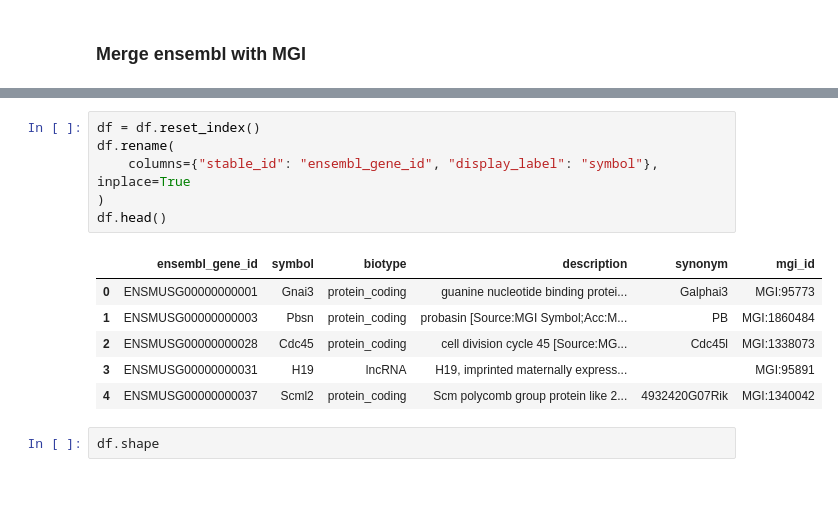
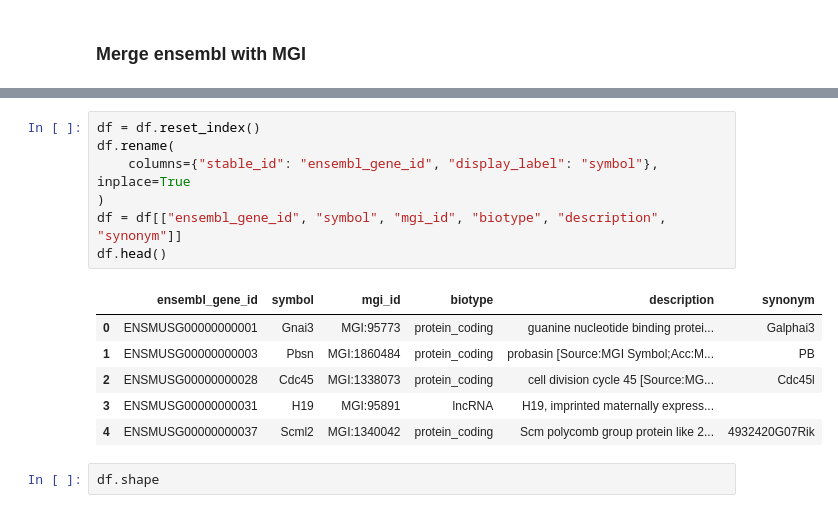
Before and after one commit to laminlabs/bionty-assets, a Jupyter notebook: docs/ingest/gene-ensembl-release-109.ipynb, the cells around one changed output, grey strips where cells are left out. Saved outputs shown, nothing was run; the diff lists cells and outputs as text.

```diff
--- a/docs/ingest/gene-ensembl-release-109.ipynb
+++ b/docs/ingest/gene-ensembl-release-109.ipynb
@@ -325,16 +337,17 @@ df[df.index.duplicated()]
 # %%
 df = df.reset_index()
 df.rename(
     columns={"stable_id": "ensembl_gene_id", "display_label": "symbol"}, inplace=True
 )
+df = df[["ensembl_gene_id", "symbol", "mgi_id", "biotype", "description", "synonym"]]
 df.head()
 # %% [output]
-|  | ensembl_gene_id | symbol | biotype | description | synonym | mgi_id |
-| 0 | ENSMUSG00000000001 | Gnai3 | protein_coding | guanine nucleotide binding protei... | Galphai3 | MGI:95773 |
-| 1 | ENSMUSG00000000003 | Pbsn | protein_coding | probasin [Source:MGI Symbol;Acc:M... | PB | MGI:1860484 |
-| 2 | ENSMUSG00000000028 | Cdc45 | protein_coding | cell division cycle 45 [Source:MG... | Cdc45l | MGI:1338073 |
-| 3 | ENSMUSG00000000031 | H19 | lncRNA | H19, imprinted maternally express... |  | MGI:95891 |
-| 4 | ENSMUSG00000000037 | Scml2 | protein_coding | Scm polycomb group protein like 2... | 4932420G07Rik | MGI:1340042 |
+|  | ensembl_gene_id | symbol | mgi_id | biotype | description | synonym |
+| 0 | ENSMUSG00000000001 | Gnai3 | MGI:95773 | protein_coding | guanine nucleotide binding protei... | Galphai3 |
+| 1 | ENSMUSG00000000003 | Pbsn | MGI:1860484 | protein_coding | probasin [Source:MGI Symbol;Acc:M... | PB |
+| 2 | ENSMUSG00000000028 | Cdc45 | MGI:1338073 | protein_coding | cell division cycle 45 [Source:MG... | Cdc45l |
+| 3 | ENSMUSG00000000031 | H19 | MGI:95891 | lncRNA | H19, imprinted maternally express... |  |
+| 4 | ENSMUSG00000000037 | Scml2 | MGI:1340042 | protein_coding | Scm polycomb group protein like 2... | 4932420G07Rik |
 # %%
 df.shape
 # %% [output]
```
Also changed, not shown: parts of 4 cells of this notebook.
